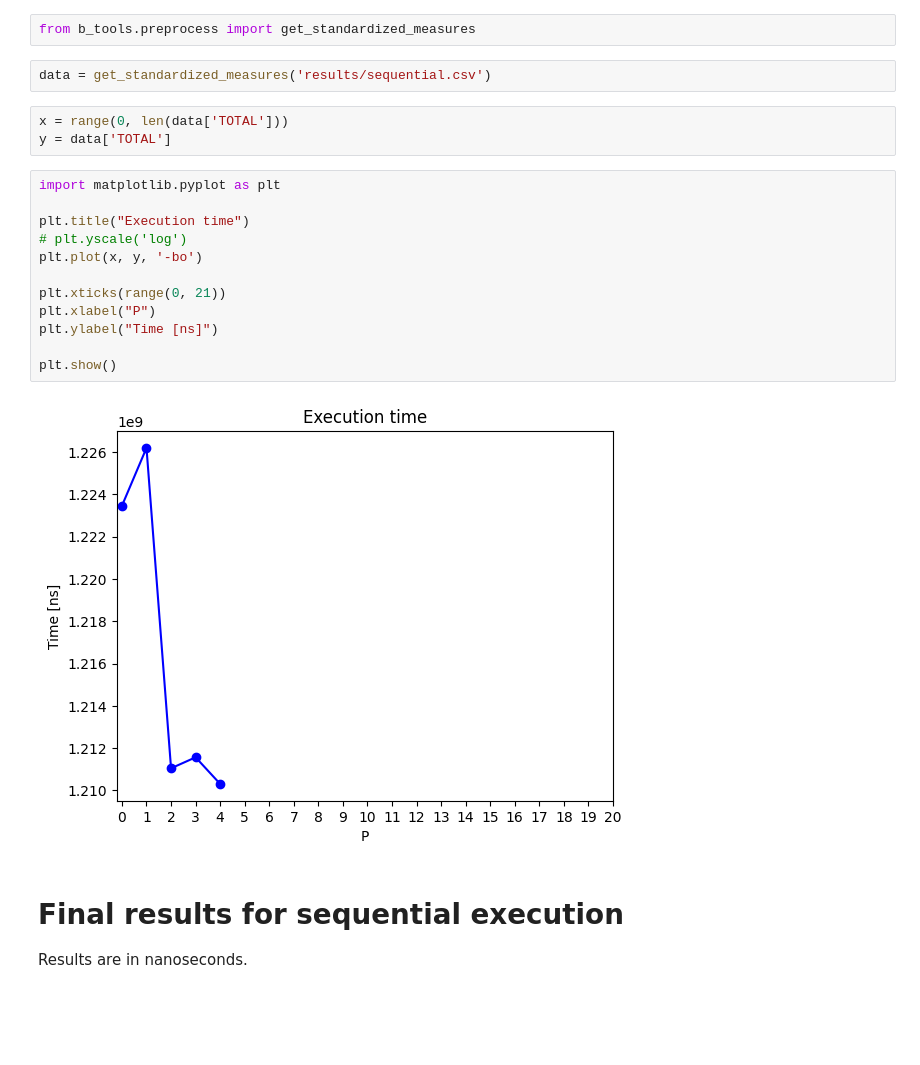
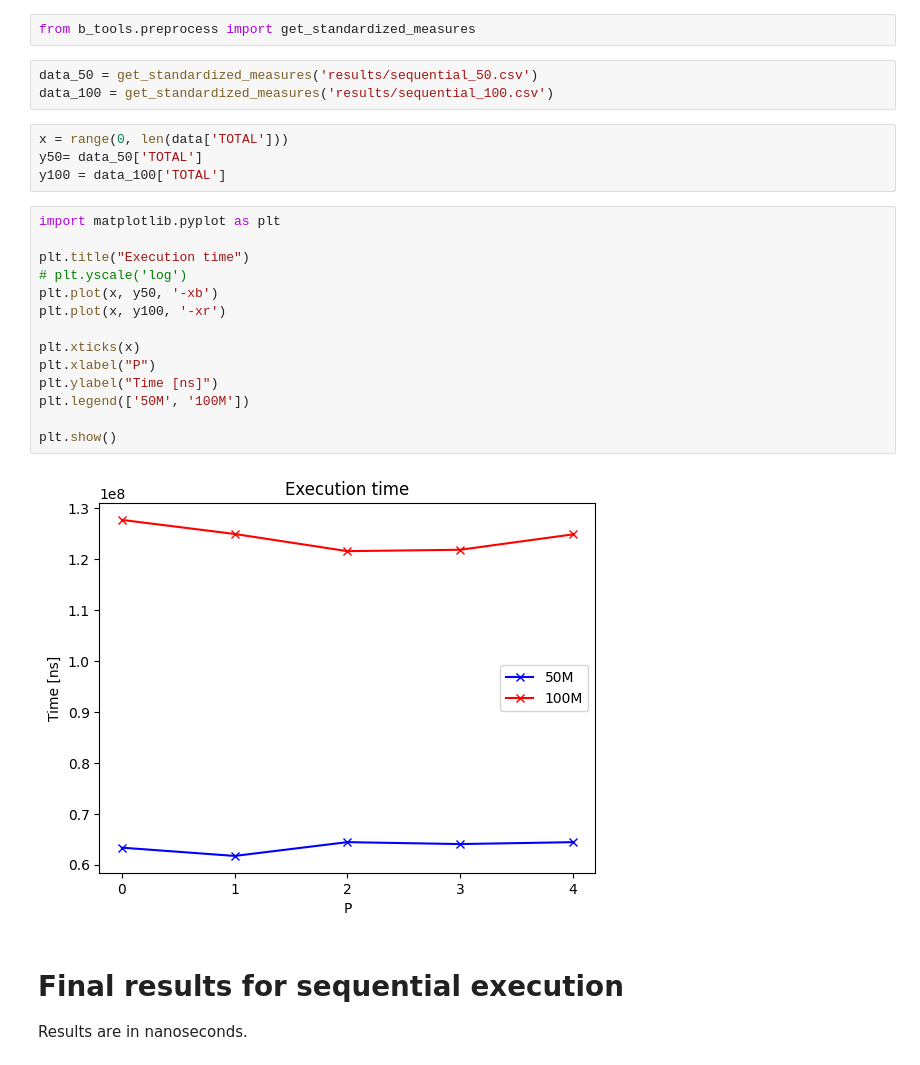
Before and after one commit to federicosilvestri/spm-project, a Jupyter notebook: benchmark_workspace/Sequential.ipynb, the cells around one changed output. Cells and saved outputs as stored; diff of their text form; blank space fills up the shorter version.

```diff
--- a/benchmark_workspace/Sequential.ipynb
+++ b/benchmark_workspace/Sequential.ipynb
@@ -1,24 +1,28 @@
 # %%
 from b_tools.preprocess import get_standardized_measures
 # %%
-data = get_standardized_measures('results/sequential.csv')
+data_50 = get_standardized_measures('results/sequential_50.csv')
+data_100 = get_standardized_measures('results/sequential_100.csv')
 # %%
 x = range(0, len(data['TOTAL']))
-y = data['TOTAL']
+y50= data_50['TOTAL']
+y100 = data_100['TOTAL']
 # %%
 import matplotlib.pyplot as plt
 
 plt.title("Execution time")
 # plt.yscale('log')
-plt.plot(x, y, '-bo')
+plt.plot(x, y50, '-xb')
+plt.plot(x, y100, '-xr')
 
-plt.xticks(range(0, 21))
+plt.xticks(x)
 plt.xlabel("P")
 plt.ylabel("Time [ns]")
+plt.legend(['50M', '100M'])
 
 plt.show()
 # %% [output]
-[figure, old version]
+[figure, new version]
 # %% [markdown]
 # Final results for sequential execution
 
```
Also changed, not shown: parts of 1 cell of this notebook, 3 other files.
